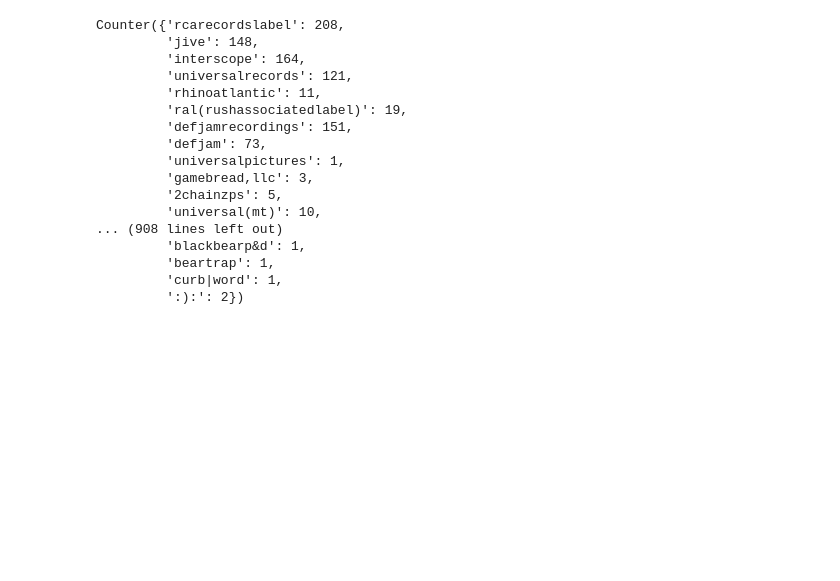
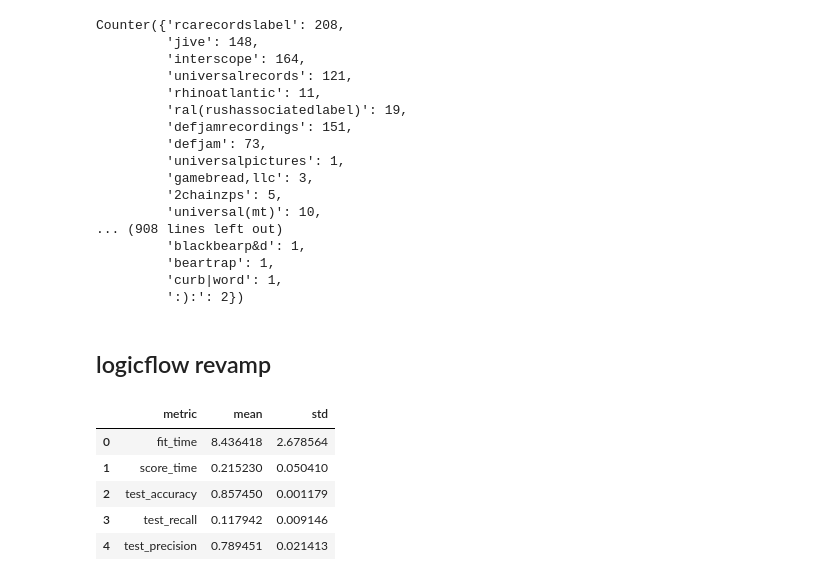
Before and after one commit to Greenford/billboard, a Jupyter notebook: models.ipynb, the cells around one changed output. Drawn from its saved outputs; the diff is of its cells as text; code cells hidden in the pictures; blank space fills up the shorter version.

```diff
--- a/models.ipynb
+++ b/models.ipynb
@@ -654,3 +656,29 @@ Counter({'rcarecordslabel': 208,
          'beartrap': 1,
          'curb|word': 1,
          ':):': 2})
+# %% [markdown]
+## logicflow revamp
+# %%
+bbd = pipe.BillboardData()
+bbd.load()
+bbd.drop_no_lyrics()
+bbd.transform_for_models()
+bbd.drop_popularities()
+bbd.transform_label_to_labelhitcount()
+# %%
+_y = bbd.df.pop('on_billboard').values
+_X = bbd.df.values
+X_train, X_test, y_train, y_test = train_test_split(_X, _y, test_size=0.1)
+# %%
+rf = RandomForestClassifier(n_estimators=100, oob_score=True, n_jobs=-1)
+
+cv = cross_validate(rf, X_train, y_train, scoring=['accuracy', 'recall', 'precision'],
+              n_jobs=-1, cv=5, return_train_score=False)
+models.present_cv(cv)
+# %% [output]
+|  | metric | mean | std |
+| 0 | fit_time | 8.436418 | 2.678564 |
+| 1 | score_time | 0.215230 | 0.050410 |
+| 2 | test_accuracy | 0.857450 | 0.001179 |
+| 3 | test_recall | 0.117942 | 0.009146 |
+| 4 | test_precision | 0.789451 | 0.021413 |
```
Also changed, not shown: parts of 6 cells of this notebook, 2 other files.
